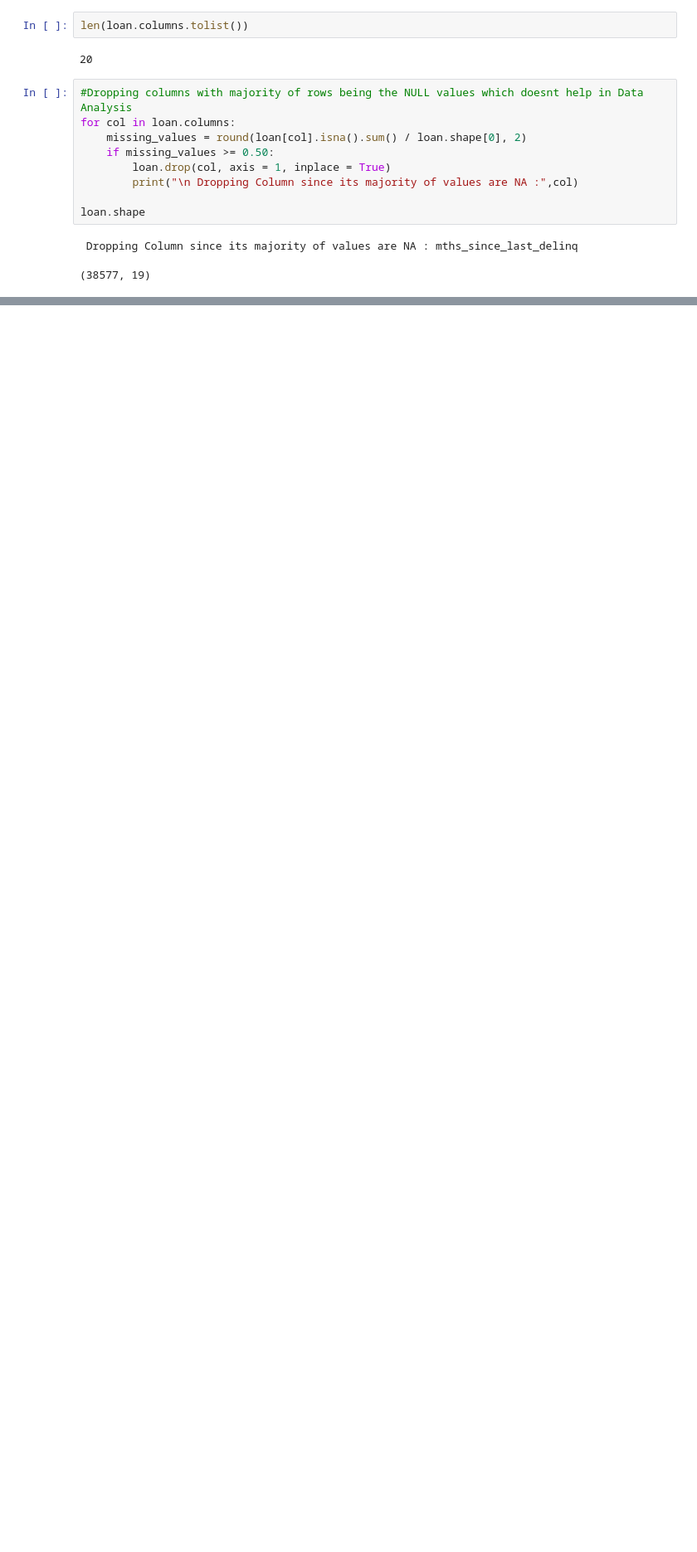
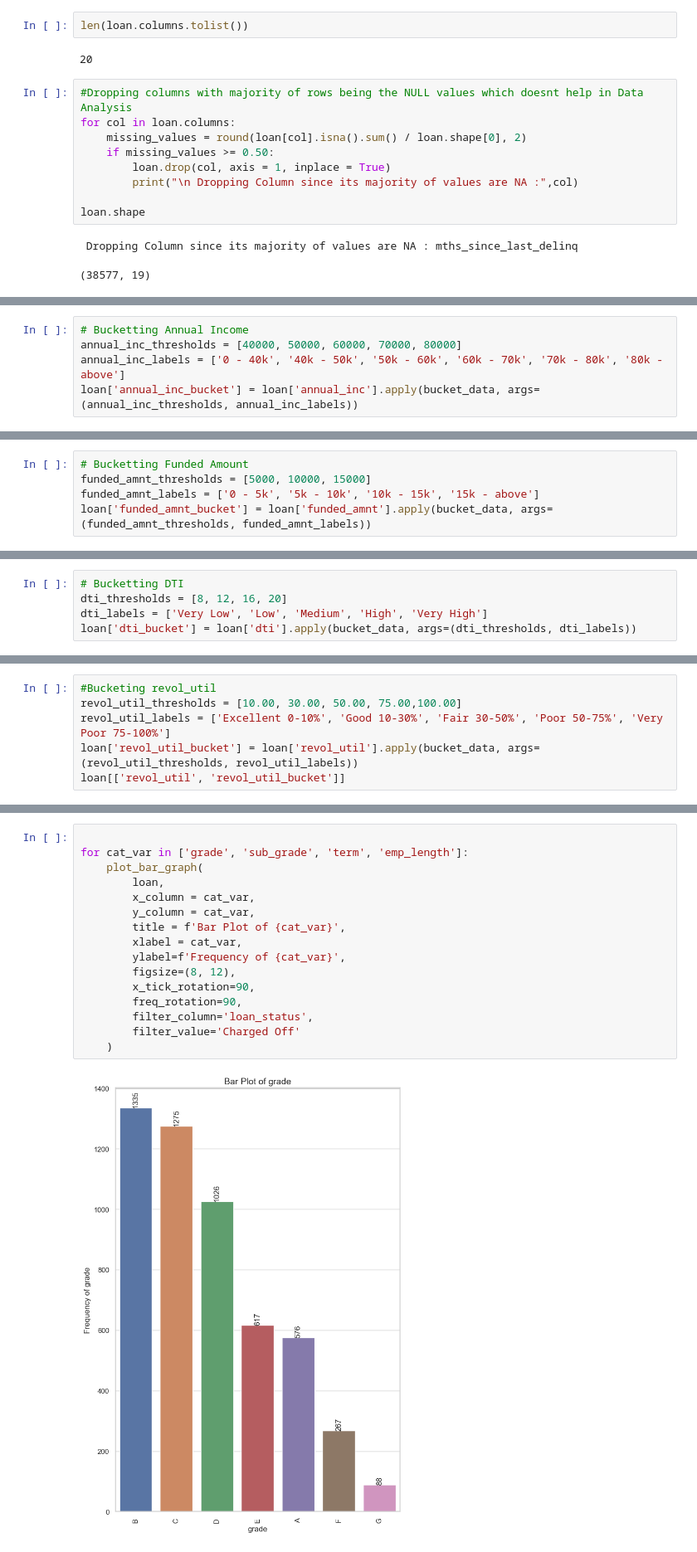
Before and after one commit to sakshilocal/LendingClubCaseStudy, a Jupyter notebook: Lending_Club_Case_Study_Ranjith_Sakshi.ipynb, the cells around one changed output, grey strips where cells are left out. Shown at 83% size. Drawn from its saved outputs; the diff is of its cells as text; blank space fills up the shorter version.

```diff
--- a/Lending_Club_Case_Study_Ranjith_Sakshi.ipynb
+++ b/Lending_Club_Case_Study_Ranjith_Sakshi.ipynb
@@ -185,0 +368,5 @@ AttributeError: 'int' object has no attribute 'replace'
+# %%
+# Bucketting Annual Income
+annual_inc_thresholds = [40000, 50000, 60000, 70000, 80000]
+annual_inc_labels = ['0 - 40k', '40k - 50k', '50k - 60k', '60k - 70k', '70k - 80k', '80k - above']
+loan['annual_inc_bucket'] = loan['annual_inc'].apply(bucket_data, args=(annual_inc_thresholds, annual_inc_labels))
@@ -185,0 +393,5 @@ AttributeError: 'int' object has no attribute 'replace'
+# %%
+# Bucketting Funded Amount
+funded_amnt_thresholds = [5000, 10000, 15000]
+funded_amnt_labels = ['0 - 5k', '5k - 10k', '10k - 15k', '15k - above']
+loan['funded_amnt_bucket'] = loan['funded_amnt'].apply(bucket_data, args=(funded_amnt_thresholds, funded_amnt_labels))
@@ -185,0 +418,5 @@ AttributeError: 'int' object has no attribute 'replace'
+# %%
+# Bucketting DTI
+dti_thresholds = [8, 12, 16, 20]
+dti_labels = ['Very Low', 'Low', 'Medium', 'High', 'Very High']
+loan['dti_bucket'] = loan['dti'].apply(bucket_data, args=(dti_thresholds, dti_labels))
@@ -185,0 +447,6 @@ AttributeError: 'int' object has no attribute 'replace'
+# %%
+#Bucketing revol_util
+revol_util_thresholds = [10.00, 30.00, 50.00, 75.00,100.00]
+revol_util_labels = ['Excellent 0-10%', 'Good 10-30%', 'Fair 30-50%', 'Poor 50-75%', 'Very Poor 75-100%']
+loan['revol_util_bucket'] = loan['revol_util'].apply(bucket_data, args=(revol_util_thresholds, revol_util_labels))
+loan[['revol_util', 'revol_util_bucket']]
@@ -185,0 +541,18 @@ AttributeError: 'int' object has no attribute 'replace'
+# %%
+
+for cat_var in ['grade', 'sub_grade', 'term', 'emp_length']:
+    plot_bar_graph(
+        loan,
+        x_column = cat_var,
+        y_column = cat_var,
+        title = f'Bar Plot of {cat_var}',
+        xlabel = cat_var,
+        ylabel=f'Frequency of {cat_var}',
+        figsize=(8, 12),
+        x_tick_rotation=90,
+        freq_rotation=90,
+        filter_column='loan_status',
+        filter_value='Charged Off'
+    )
+# %% [output]
+[figure, added]
```
Also changed, not shown: parts of 49 cells of this notebook.
